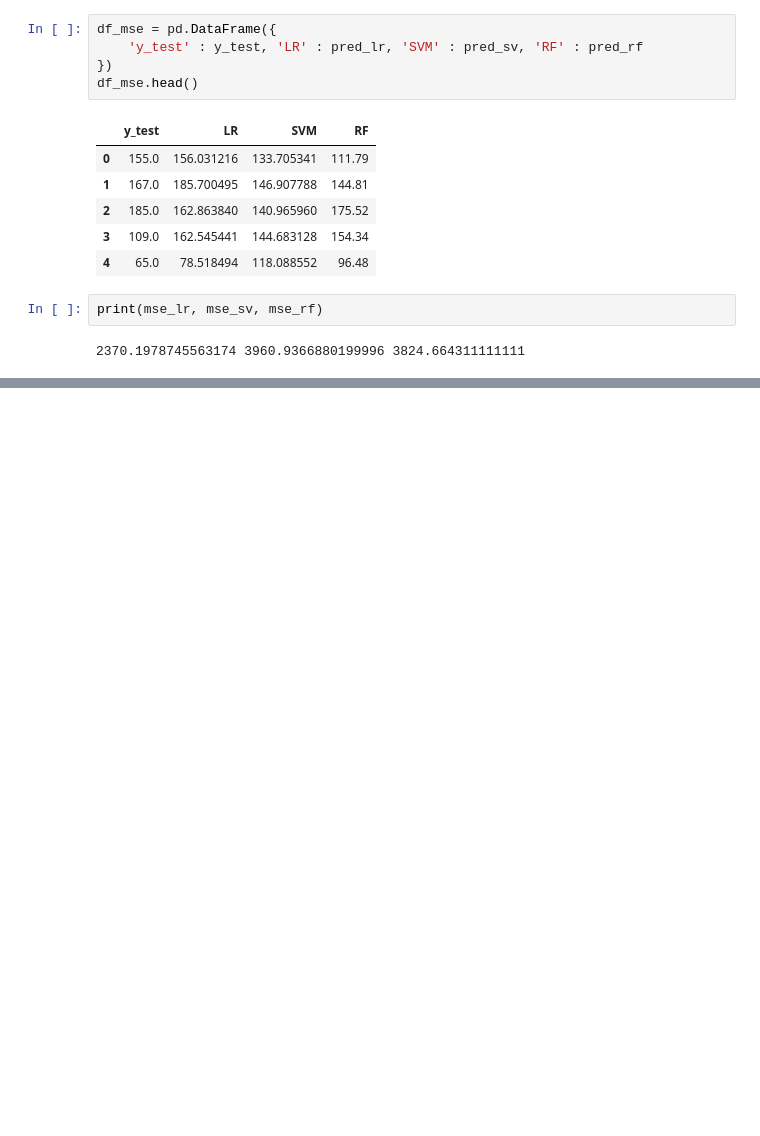
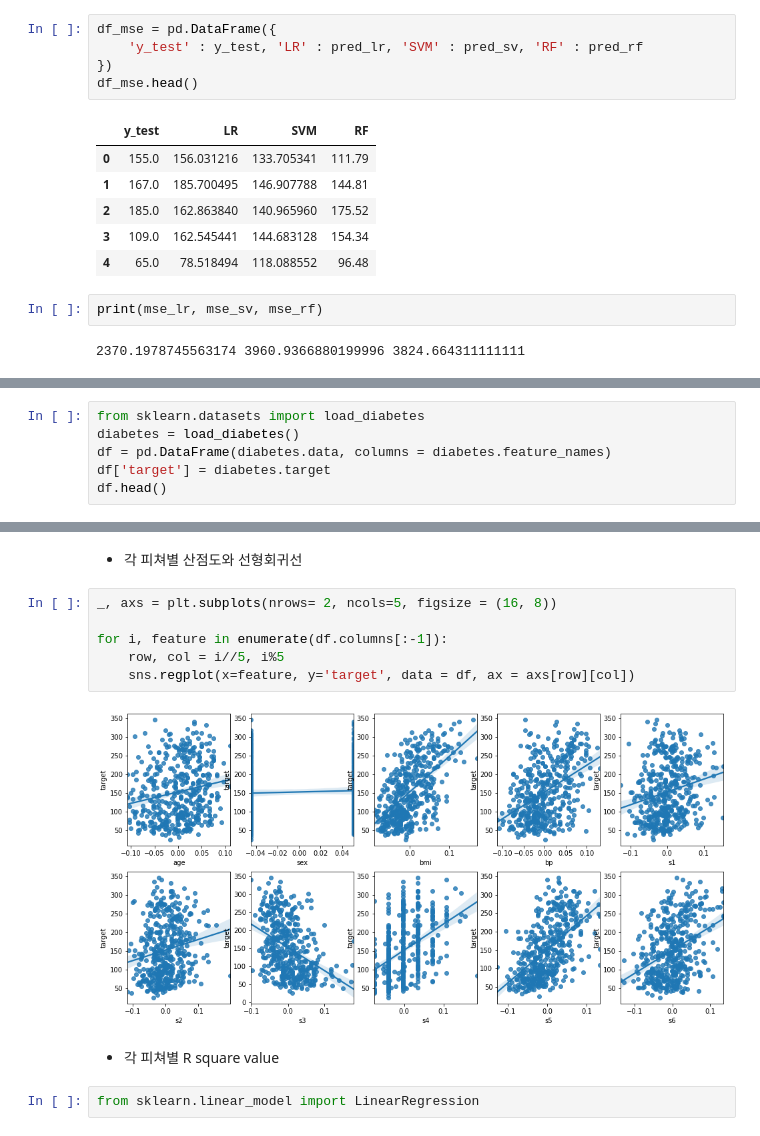
Before and after one commit to YONGJAISONG/Machine_Learning, a Jupyter notebook: 04.회귀/송용재.ipynb, the cells around one changed output, grey strips where cells are left out. Saved outputs shown, nothing was run; the diff lists cells and outputs as text; blank space fills up the shorter version.

```diff
--- a/04.회귀/송용재.ipynb
+++ b/04.회귀/송용재.ipynb
@@ -151,0 +159,6 @@ print(mse_lr, mse_sv, mse_rf)
+# %%
+from sklearn.datasets import load_diabetes
+diabetes = load_diabetes()
+df = pd.DataFrame(diabetes.data, columns = diabetes.feature_names)
+df['target'] = diabetes.target
+df.head()
@@ -151,0 +172,14 @@ print(mse_lr, mse_sv, mse_rf)
+# %% [markdown]
+* 각 피쳐별 산점도와 선형회귀선
+# %%
+_, axs = plt.subplots(nrows= 2, ncols=5, figsize = (16, 8))
+
+for i, feature in enumerate(df.columns[:-1]):
+    row, col = i//5, i%5
+    sns.regplot(x=feature, y='target', data = df, ax = axs[row][col])
+# %% [output]
+[figure, added]
+# %% [markdown]
+* 각 피쳐별 R square value
+# %%
+from sklearn.linear_model import LinearRegression
```
Also changed, not shown: parts of 14 cells of this notebook, 4 other files.
